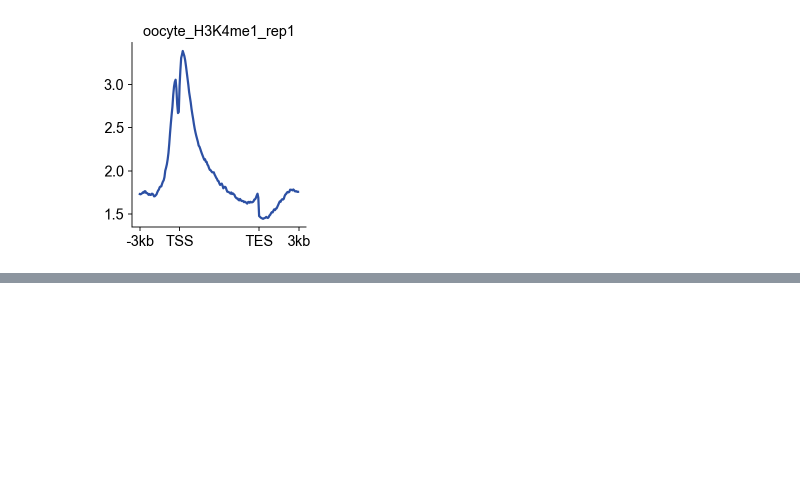
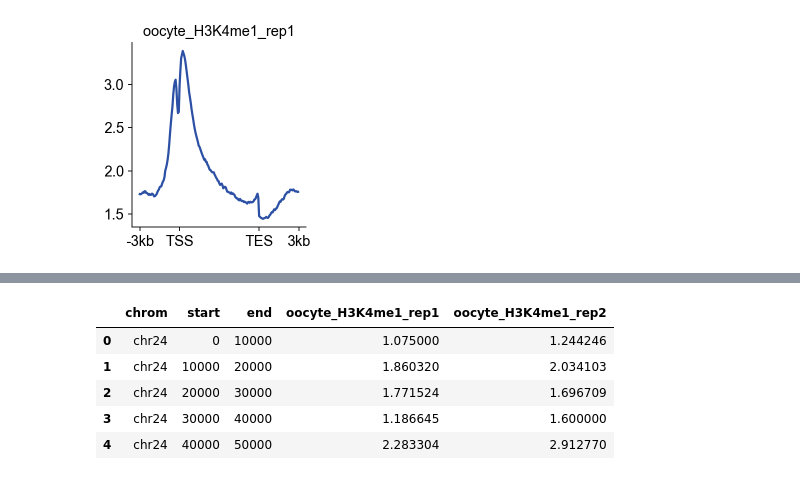
Before and after one commit to Starlitnightly/Epiverse, a Jupyter notebook: Epiverse_guide/docs/Tutorials-single/t_bulk_visualize.ipynb, the cells around one changed output, grey strips where cells are left out. Cells and saved outputs as stored; diff of their text form; code cells hidden in the pictures; blank space fills up the shorter version.

```diff
--- a/Epiverse_guide/docs/Tutorials-bulk/t_bulk_visualize.ipynb
+++ b/Epiverse_guide/docs/Tutorials-single/t_bulk_visualize.ipynb
@@ -149,0 +161,12 @@ bw_obj.plot_matrix_line(bw_name='oocyte_H3K4me1_rep1',bw_type='all',
+# %%
+scoreperbindata=bw_obj.getscoreperbin(bin_size=10000,
+                      number_thread=4,)
+# %%
+scoreperbindata.head()
+# %% [output]
+|  | chrom | start | end | oocyte_H3K4me1_rep1 | oocyte_H3K4me1_rep2 |
+| 0 | chr24 | 0 | 10000 | 1.075000 | 1.244246 |
+| 1 | chr24 | 10000 | 20000 | 1.860320 | 2.034103 |
+| 2 | chr24 | 20000 | 30000 | 1.771524 | 1.696709 |
+| 3 | chr24 | 30000 | 40000 | 1.186645 | 1.600000 |
+| 4 | chr24 | 40000 | 50000 | 2.283304 | 2.912770 |
```
Also changed, not shown: parts of 7 cells of this notebook, 5 other files.
